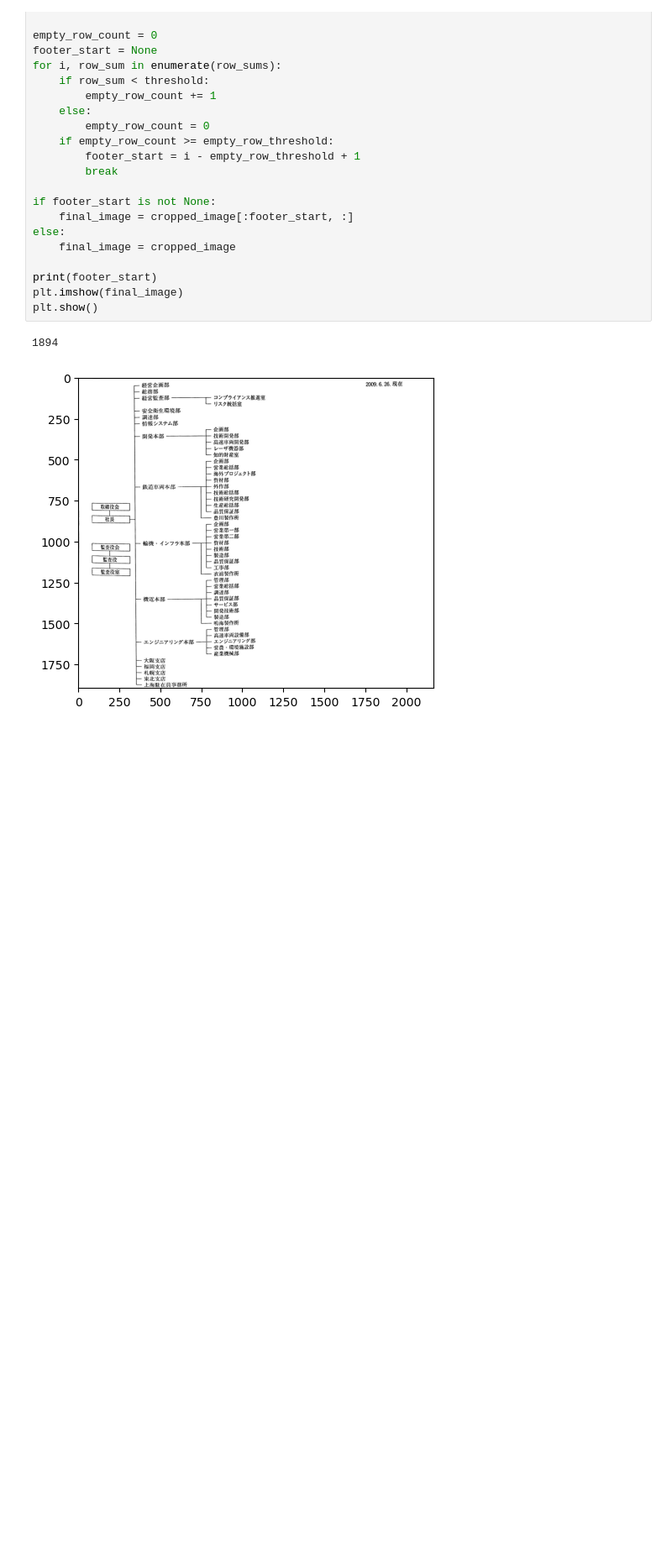
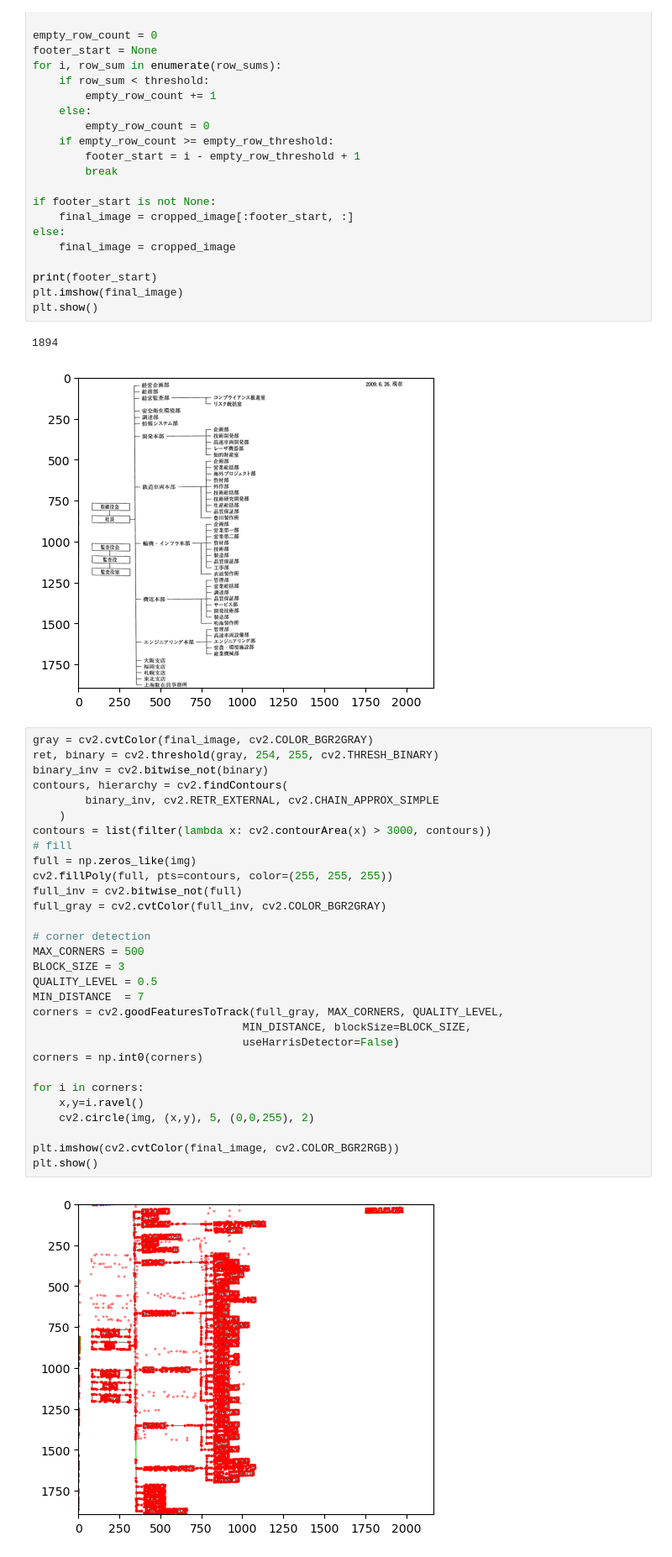
Before and after one commit to wakachii/SI-Org-chart, a Jupyter notebook: python/img_processing/process_sample.ipynb, the cells around one changed output. Shown at 84% size. Saved outputs shown, nothing was run; the diff lists cells and outputs as text; blank space fills up the shorter version.

```diff
--- a/python/img_processing/process_sample.ipynb
+++ b/python/img_processing/process_sample.ipynb
@@ -84,3 +84,35 @@ plt.show()
 # %% [output]
 1894
 [figure]
+# %%
+gray = cv2.cvtColor(final_image, cv2.COLOR_BGR2GRAY)
+ret, binary = cv2.threshold(gray, 254, 255, cv2.THRESH_BINARY)
+binary_inv = cv2.bitwise_not(binary)
+contours, hierarchy = cv2.findContours(
+        binary_inv, cv2.RETR_EXTERNAL, cv2.CHAIN_APPROX_SIMPLE
+    )
+contours = list(filter(lambda x: cv2.contourArea(x) > 3000, contours))
+# fill
+full = np.zeros_like(img)
+cv2.fillPoly(full, pts=contours, color=(255, 255, 255))
+full_inv = cv2.bitwise_not(full)
+full_gray = cv2.cvtColor(full_inv, cv2.COLOR_BGR2GRAY)
+
+# corner detection
+MAX_CORNERS = 500
+BLOCK_SIZE = 3
+QUALITY_LEVEL = 0.5
+MIN_DISTANCE  = 7
+corners = cv2.goodFeaturesToTrack(full_gray, MAX_CORNERS, QUALITY_LEVEL,
+                                MIN_DISTANCE, blockSize=BLOCK_SIZE,
+                                useHarrisDetector=False)
+corners = np.int0(corners)
+
+for i in corners:
+    x,y=i.ravel()
+    cv2.circle(img, (x,y), 5, (0,0,255), 2)
+
+plt.imshow(cv2.cvtColor(final_image, cv2.COLOR_BGR2RGB))
+plt.show()
+# %% [output]
+[figure, added]
```
